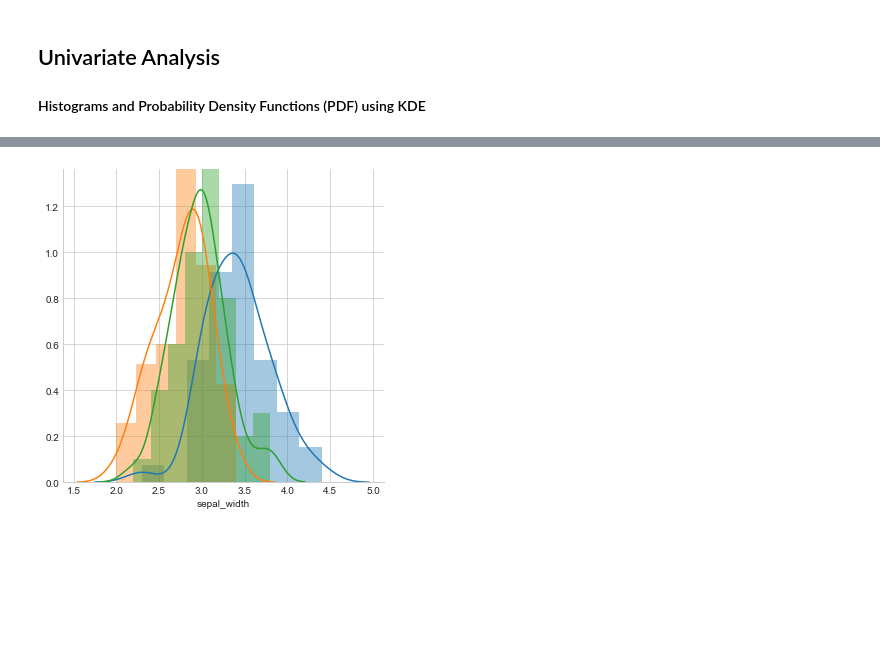
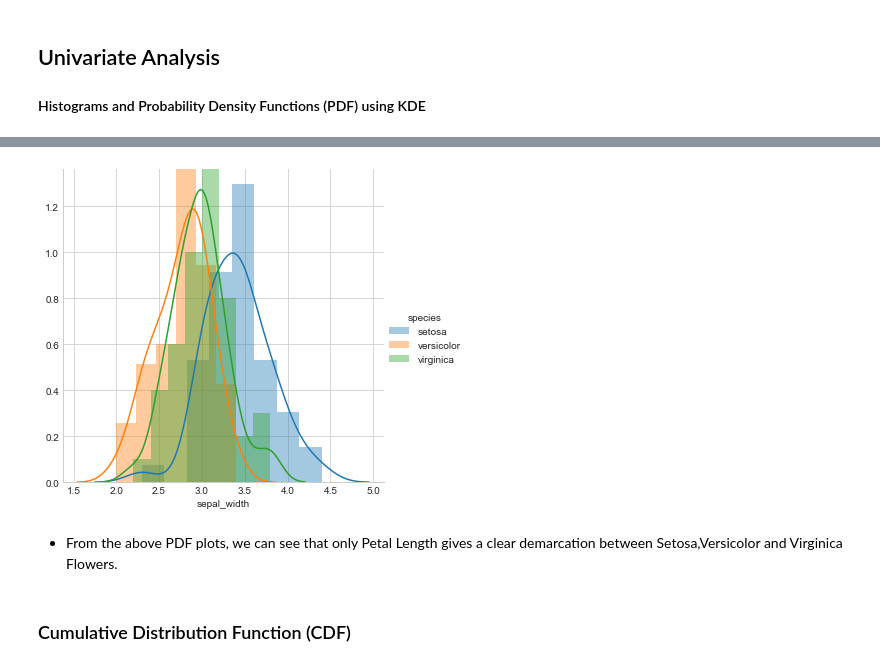
Before and after one commit to SarmaChiranjib/AppliedAI, a Jupyter notebook: IRIS Dataset - EDA.ipynb, the cells around one changed output, grey strips where cells are left out. Drawn from its saved outputs; the diff is of its cells as text; code cells hidden in the pictures; blank space fills up the shorter version.

```diff
--- a/IRIS Dataset - EDA.ipynb
+++ b/IRIS Dataset - EDA.ipynb
@@ -98,6 +98,10 @@ plt.show()
 # %%
 # Histogram and PDF for Sepal_Width
-sns.FacetGrid(iris, hue = 'species', size = 5).map(sns.distplot, 'sepal_width').add_legend
+sns.FacetGrid(iris, hue = 'species', size = 5).map(sns.distplot, 'sepal_width').add_legend()
 plt.show()
 # %% [output]
-[figure, old version]
+[figure, new version]
+# %% [markdown]
+* From the above PDF plots, we can see that only Petal Length gives a clear demarcation between Setosa,Versicolor and Virginica Flowers.
+# %% [markdown]
+### Cumulative Distribution Function (CDF)
```
Also changed, not shown: parts of 9 cells of this notebook.
